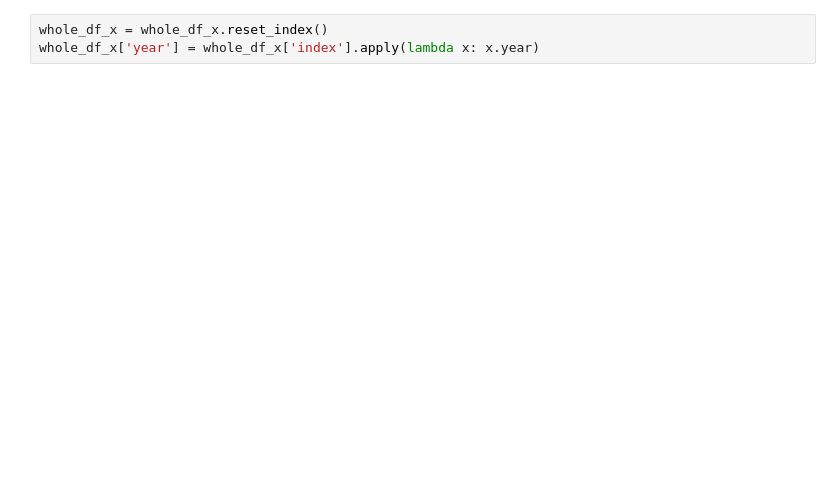
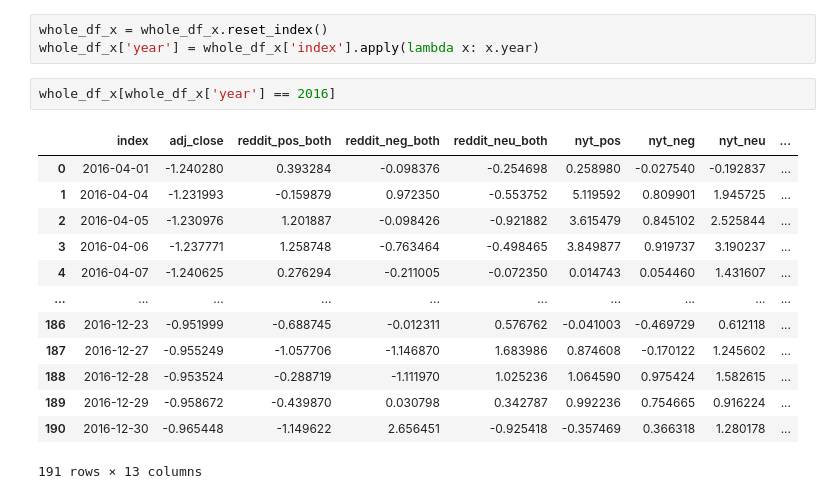
Before and after one commit to yeonatalie/bt4222-ml-sp500, a Jupyter notebook: nn.ipynb, the cells around one changed output. Drawn from its saved outputs; the diff is of its cells as text; blank space fills up the shorter version.

```diff
--- a/nn.ipynb
+++ b/nn.ipynb
@@ -479,4 +490,20 @@ whole_df_x.shape
 # %%
 whole_df_x = whole_df_x.reset_index()
 whole_df_x['year'] = whole_df_x['index'].apply(lambda x: x.year)
+# %%
+whole_df_x[whole_df_x['year'] == 2016]
+# %% [output]
+|  | index | adj_close | reddit_pos_both | reddit_neg_both | reddit_neu_both | nyt_pos | nyt_neg | nyt_neu | ... |
+| 0 | 2016-04-01 | -1.240280 | 0.393284 | -0.098376 | -0.254698 | 0.258980 | -0.027540 | -0.192837 | ... |
+| 1 | 2016-04-04 | -1.231993 | -0.159879 | 0.972350 | -0.553752 | 5.119592 | 0.809901 | 1.945725 | ... |
+| 2 | 2016-04-05 | -1.230976 | 1.201887 | -0.098426 | -0.921882 | 3.615479 | 0.845102 | 2.525844 | ... |
+| 3 | 2016-04-06 | -1.237771 | 1.258748 | -0.763464 | -0.498465 | 3.849877 | 0.919737 | 3.190237 | ... |
+| 4 | 2016-04-07 | -1.240625 | 0.276294 | -0.211005 | -0.072350 | 0.014743 | 0.054460 | 1.431607 | ... |
+| ... | ... | ... | ... | ... | ... | ... | ... | ... | ... |
+| 186 | 2016-12-23 | -0.951999 | -0.688745 | -0.012311 | 0.576762 | -0.041003 | -0.469729 | 0.612118 | ... |
+| 187 | 2016-12-27 | -0.955249 | -1.057706 | -1.146870 | 1.683986 | 0.874608 | -0.170122 | 1.245602 | ... |
+| 188 | 2016-12-28 | -0.953524 | -0.288719 | -1.111970 | 1.025236 | 1.064590 | 0.975424 | 1.582615 | ... |
+| 189 | 2016-12-29 | -0.958672 | -0.439870 | 0.030798 | 0.342787 | 0.992236 | 0.754665 | 0.916224 | ... |
+| 190 | 2016-12-30 | -0.965448 | -1.149622 | 2.656451 | -0.925418 | -0.357469 | 0.366318 | 1.280178 | ... |
+191 rows × 13 columns
 # %%
```
Also changed, not shown: parts of 16 cells of this notebook, 1 other file.
